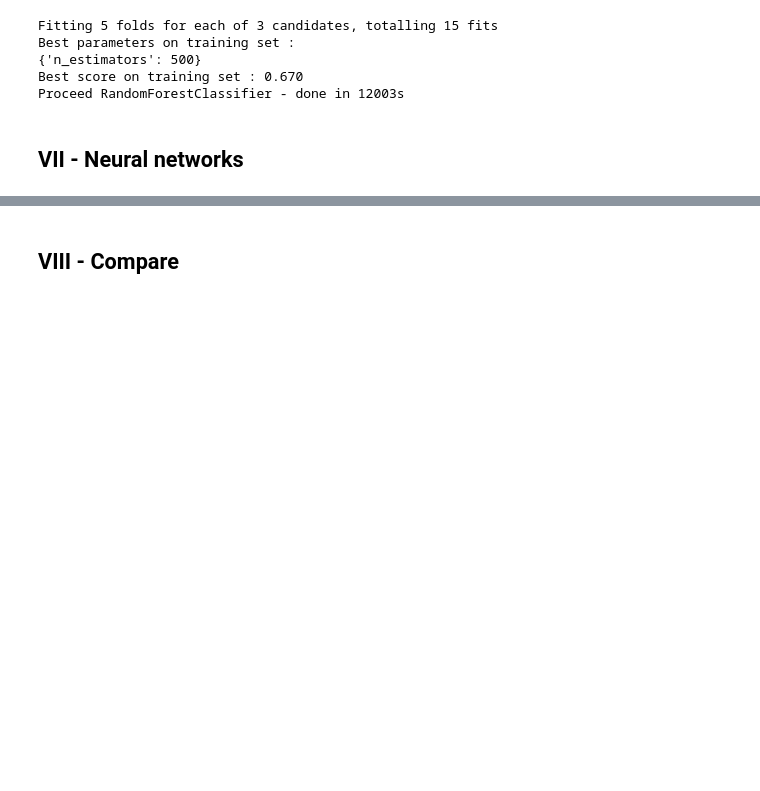
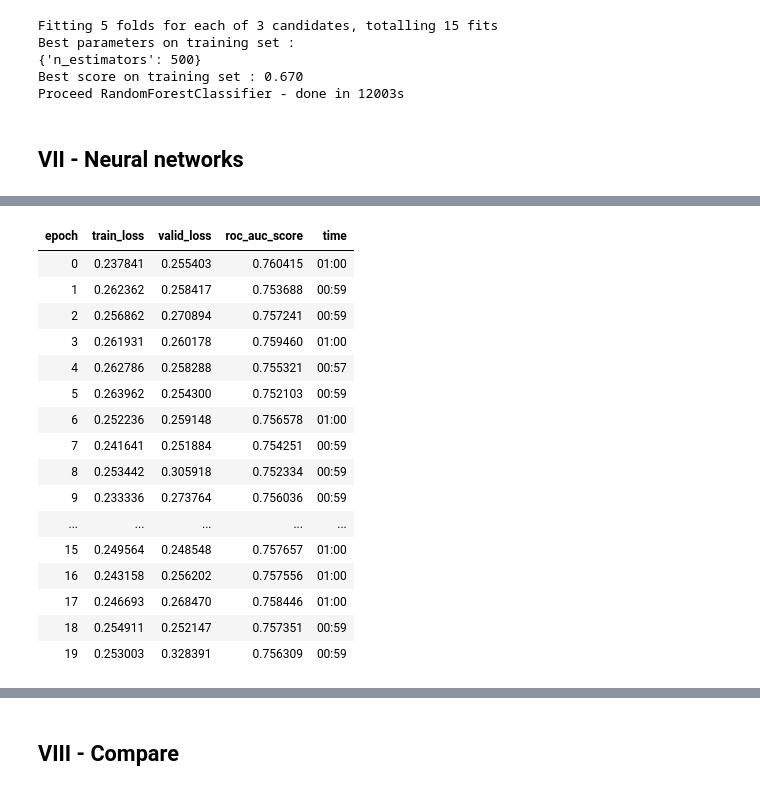
Before and after one commit to RobinPbt/P7-Openclassrooms, a Jupyter notebook: P7_modeling.ipynb, the cells around one changed output, grey strips where cells are left out. Cells and saved outputs as stored; diff of their text form; code cells hidden in the pictures; blank space fills up the shorter version.

```diff
--- a/P7_modeling.ipynb
+++ b/P7_modeling.ipynb
@@ -427,0 +535,20 @@ Proceed RandomForestClassifier - done in 12003s
+# %%
+learn.fit(20, lr=0.06)
+# %% [output]
+| epoch | train_loss | valid_loss | roc_auc_score | time |
+| 0 | 0.237841 | 0.255403 | 0.760415 | 01:00 |
+| 1 | 0.262362 | 0.258417 | 0.753688 | 00:59 |
+| 2 | 0.256862 | 0.270894 | 0.757241 | 00:59 |
+| 3 | 0.261931 | 0.260178 | 0.759460 | 01:00 |
+| 4 | 0.262786 | 0.258288 | 0.755321 | 00:57 |
+| 5 | 0.263962 | 0.254300 | 0.752103 | 00:59 |
+| 6 | 0.252236 | 0.259148 | 0.756578 | 01:00 |
+| 7 | 0.241641 | 0.251884 | 0.754251 | 00:59 |
+| 8 | 0.253442 | 0.305918 | 0.752334 | 00:59 |
+| 9 | 0.233336 | 0.273764 | 0.756036 | 00:59 |
+| ... | ... | ... | ... | ... |
+| 15 | 0.249564 | 0.248548 | 0.757657 | 01:00 |
+| 16 | 0.243158 | 0.256202 | 0.757556 | 01:00 |
+| 17 | 0.246693 | 0.268470 | 0.758446 | 01:00 |
+| 18 | 0.254911 | 0.252147 | 0.757351 | 00:59 |
+| 19 | 0.253003 | 0.328391 | 0.756309 | 00:59 |
```
Also changed, not shown: parts of 30 cells of this notebook, 1 other file.
